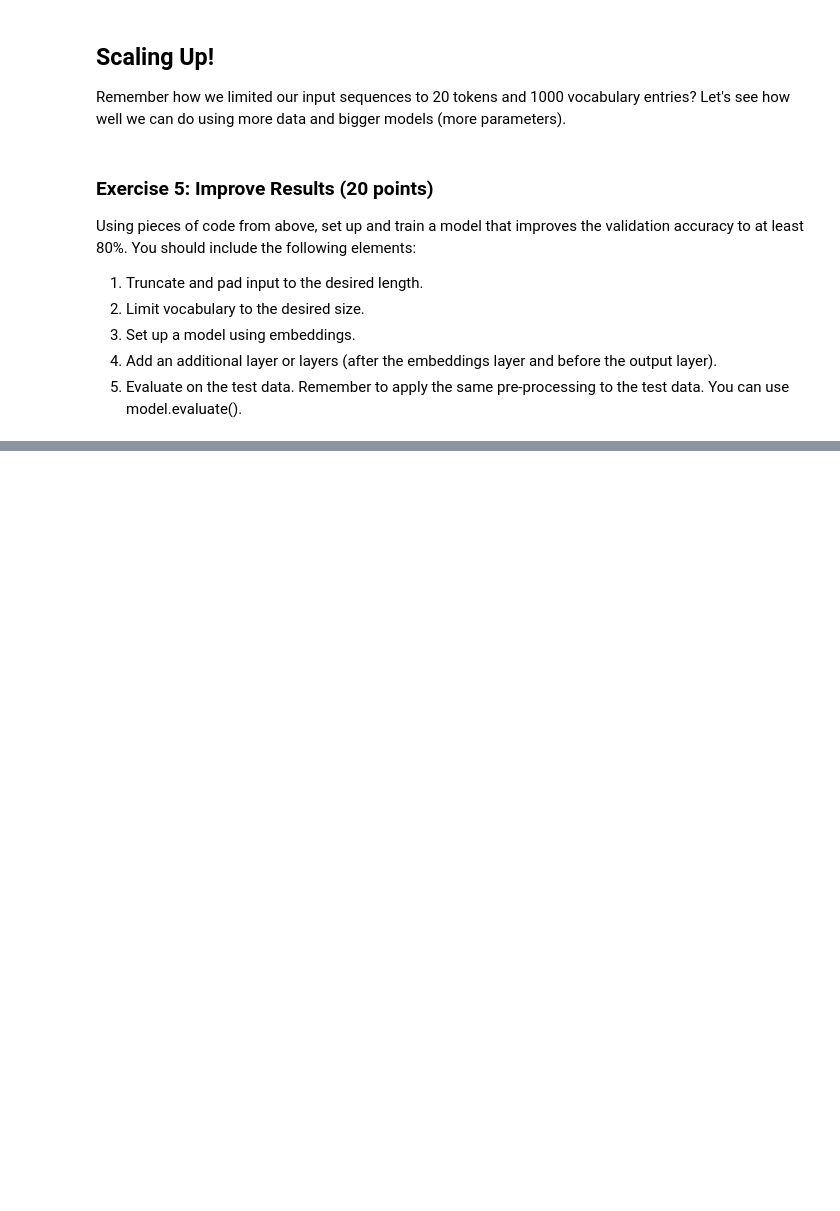
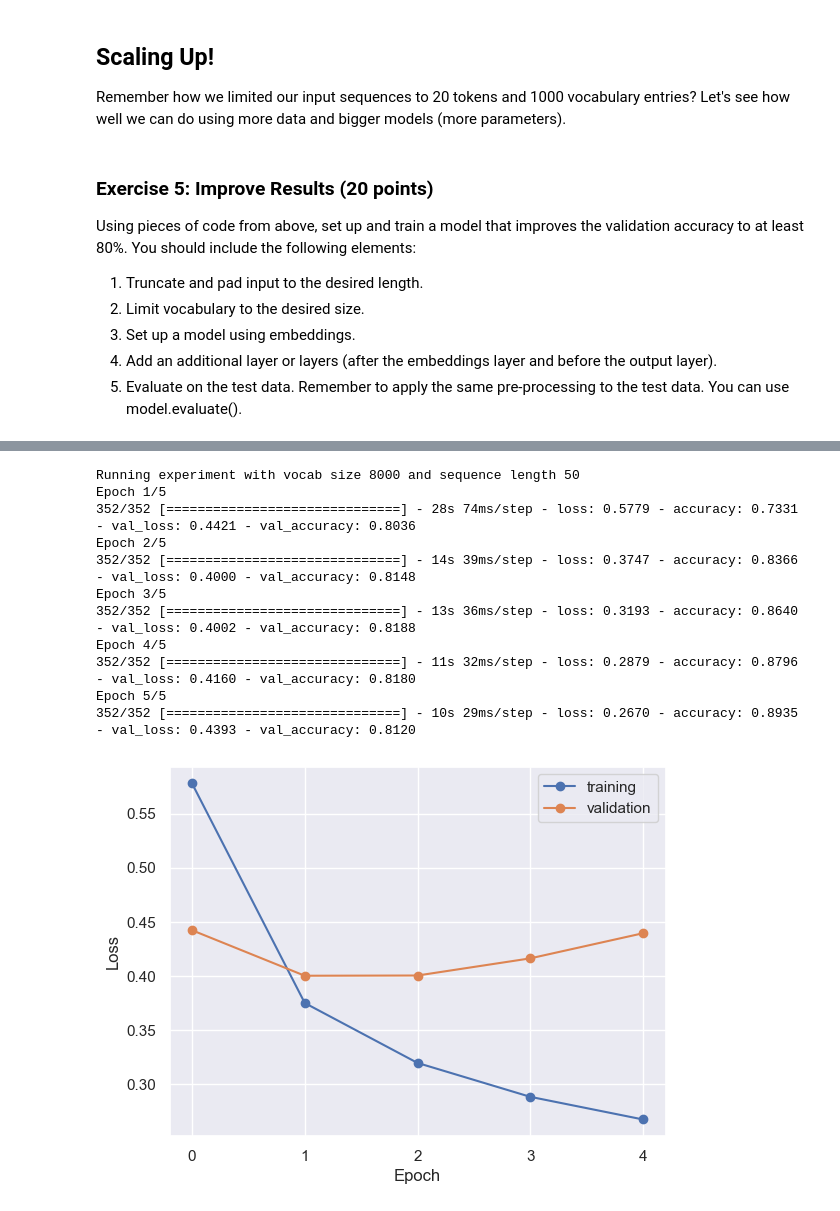
Before and after one commit to garyukong/w207-homework, a Jupyter notebook: 09 Embeddings for Text.ipynb, the cells around one changed output, grey strips where cells are left out. Saved outputs shown, nothing was run; the diff lists cells and outputs as text; code cells hidden in the pictures; blank space fills up the shorter version.

```diff
--- a/09 Embeddings for Text.ipynb
+++ b/09 Embeddings for Text.ipynb
@@ -706,0 +847,16 @@ Using pieces of code from above, set up and train a model that improves the vali
+# %%
+# Run an experiment with vocab_size = 8000 and sequence_length = 50
+df_final_experiment = final_experiment(df_final_experiment, vocab_size=8000, sequence_length=50)
+# %% [output]
+Running experiment with vocab size 8000 and sequence length 50
+Epoch 1/5
+352/352 [==============================] - 28s 74ms/step - loss: 0.5779 - accuracy: 0.7331 - val_loss: 0.4421 - val_accuracy: 0.8036
+Epoch 2/5
+352/352 [==============================] - 14s 39ms/step - loss: 0.3747 - accuracy: 0.8366 - val_loss: 0.4000 - val_accuracy: 0.8148
+Epoch 3/5
+352/352 [==============================] - 13s 36ms/step - loss: 0.3193 - accuracy: 0.8640 - val_loss: 0.4002 - val_accuracy: 0.8188
+Epoch 4/5
+352/352 [==============================] - 11s 32ms/step - loss: 0.2879 - accuracy: 0.8796 - val_loss: 0.4160 - val_accuracy: 0.8180
+Epoch 5/5
+352/352 [==============================] - 10s 29ms/step - loss: 0.2670 - accuracy: 0.8935 - val_loss: 0.4393 - val_accuracy: 0.8120
+[figure, added]
```
Also changed, not shown: parts of 24 cells of this notebook, 1 other file.
